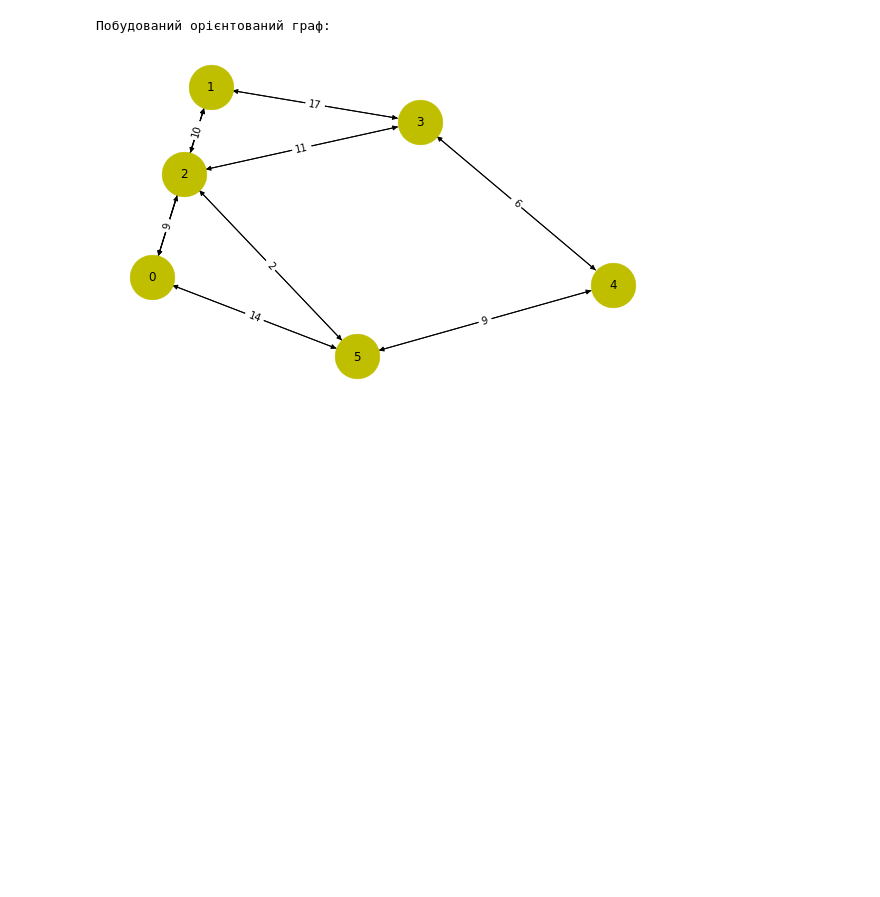
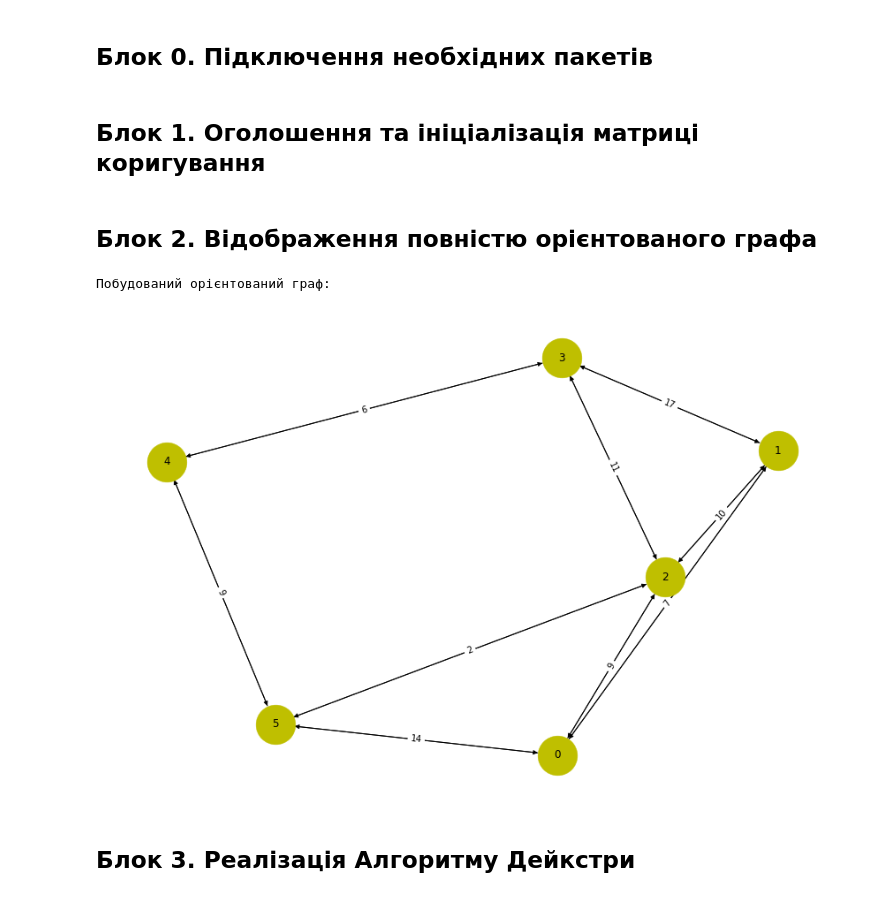
Before and after one commit to radiukpavlo/my-operations-research, a Jupyter notebook: or_assign-7_algorithm-dijkstra.ipynb, the cells around one changed output. Saved outputs shown, nothing was run; the diff lists cells and outputs as text; code cells hidden in the pictures; blank space fills up the shorter version.

```diff
--- a/or_assign-7_algorithm-dijkstra.ipynb
+++ b/or_assign-7_algorithm-dijkstra.ipynb
@@ -1,3 +17,5 @@
+# %% [markdown]
+## Блок 0. Підключення необхідних пакетів
 # %%
 import networkx as nx
 import numpy as np
@@ -5,43 +23,50 @@ import matplotlib.pyplot as plt
 
 # Підвищимо розмір графіків за замовчуванням
 plt.style.use('ggplot')
-plt.rcParams['figure.figsize'] = 10, 6
+plt.rcParams['figure.figsize'] = 15, 10
+# %% [markdown]
+## Блок 1. Оголошення та ініціалізація матриці коригування
 # %%
-# Матриця суміжності графа
-# Тут нуль означає відсутність ребра між вузлами
+# Матриця коригування графа
+# Тут нуль означає відсутність ребра між вершинами
 
-Adj = np.asarray([[0, 7, 9, 0, 0, 14],
-                  [7, 0, 10, 17, 0, 0],
-                  [9, 10, 0, 11, 0, 2],
-                  [0, 17, 11, 0, 6, 0],
-                  [0, 0, 0, 6, 0, 9],
-                  [14, 0, 2, 0, 9, 0]])
+matrixA = np.asarray([[0, 7, 9, 0, 0, 14],
+                     [7, 0, 10, 17, 0, 0],
+                     [9, 10, 0, 11, 0, 2],
+                     [0, 17, 11, 0, 6, 0],
+                     [0, 0, 0, 6, 0, 9],
+                     [14, 0, 2, 0, 9, 0]])
+# %% [markdown]
+## Блок 2. Відображення повністю орієнтованого графа
 # %%
-# Зображення орієнтованого графа
 G = nx.DiGraph()
 
-N = Adj.shape[0]
+N = matrixA.shape[0]
 for i in range(N):
   G.add_node(i)
 
 for i in range(N):
   for j in range(N):
-    if Adj[i,j] > 0:
-      G.add_edges_from([(i, j)], weight=Adj[i, j])
+    if matrixA[i,j] > 0:
+      G.add_edges_from([(i, j)], weight=matrixA[i, j])
 
 print("Побудований орієнтований граф:")
 
-pos=nx.spring_layout(G)
-edge_labels=dict([((u, v,), d['weight'])
+
+pos = nx.spring_layout(G)
+edge_labels = dict([((u,v), d['weight'])
                  for u, v, d in G.edges(data=True)])
 
 nx.draw_networkx(G, pos, node_size=2000, node_color='y')
 nx.draw_networkx_edge_labels(G, pos, edge_labels=edge_labels)
+
 plt.axis('off')
 plt.show()
 # %% [output]
 Побудований орієнтований граф:
-[figure, old version]
+[figure, new version]
+# %% [markdown]
+## Блок 3. Реалізація Алгоритму Дейкстри
 # %%
 # Ініціалізація вхідних параметрів для пошуку найкоротшого шляху
 
```
Also changed, not shown: parts of 8 cells of this notebook.
